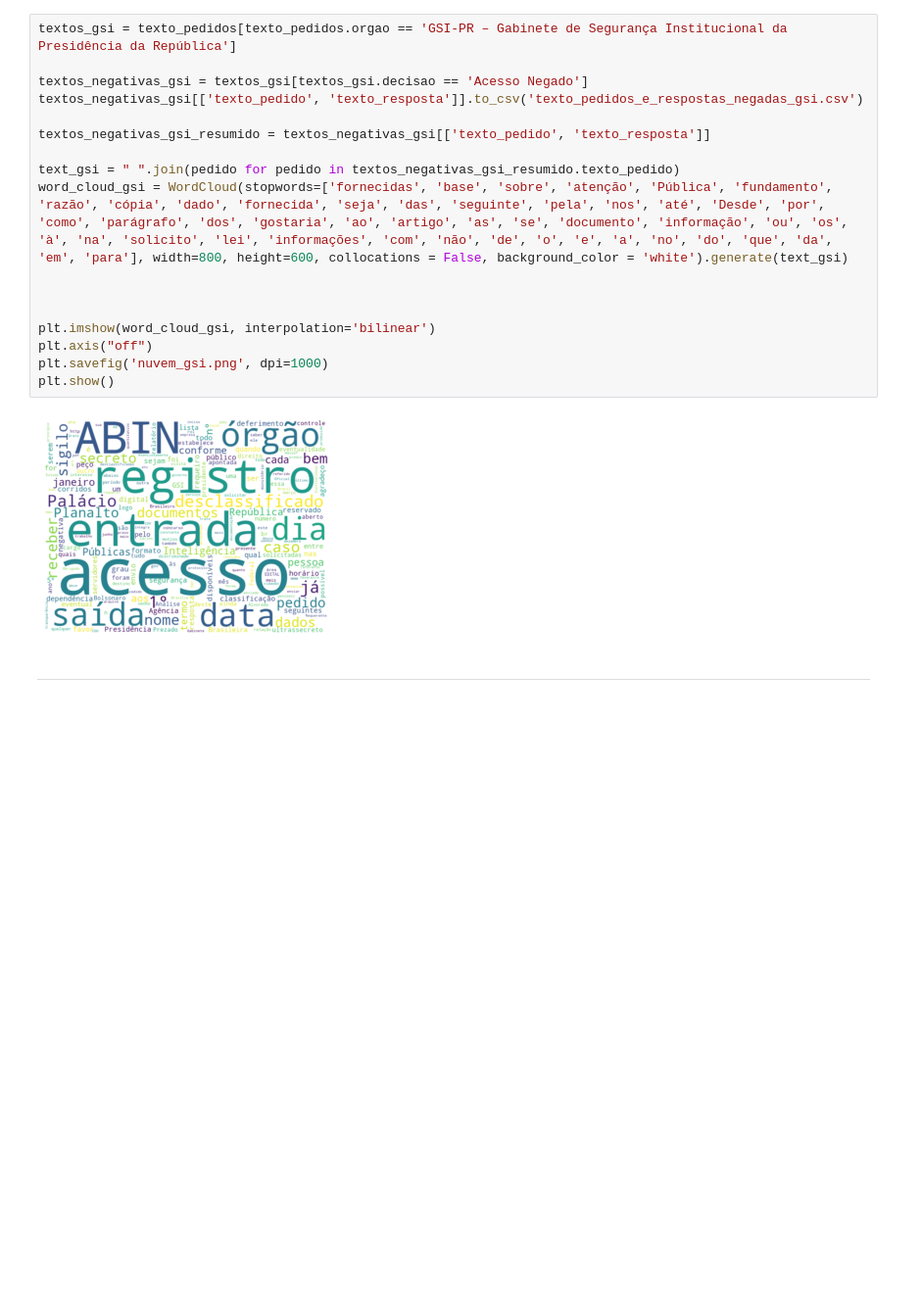
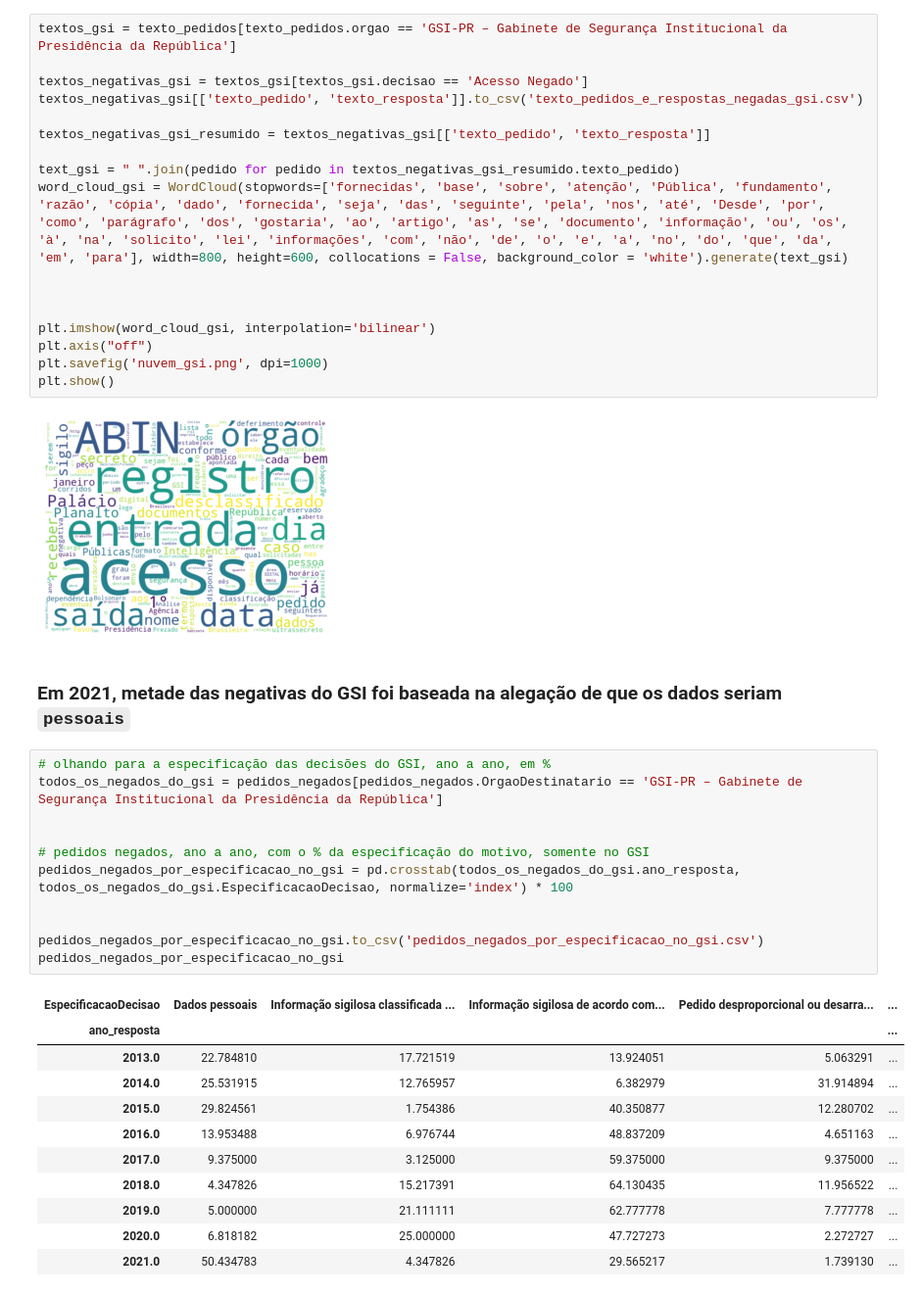
Before and after one commit to luizftoledo/analise_negativas, a Jupyter notebook: analise_negativas_lai_fiquem_sabendo_19_abril_2022.ipynb, the cells around one changed output. Shown at 98% size. Saved outputs shown, nothing was run; the diff lists cells and outputs as text; blank space fills up the shorter version.

```diff
--- a/analise_negativas_lai_fiquem_sabendo_19_abril_2022.ipynb
+++ b/analise_negativas_lai_fiquem_sabendo_19_abril_2022.ipynb
@@ -1693,5 +1694,28 @@ plt.savefig('nuvem_gsi.png', dpi=1000)
 plt.show()
 # %% [output]
 [figure]
-# %% [markdown]
--------------------------
+# %% [markdown]
+### Em 2021, metade das negativas do GSI foi baseada na alegação de que os dados seriam  `pessoais`
+# %%
+# olhando para a especificação das decisões do GSI, ano a ano, em %
+todos_os_negados_do_gsi = pedidos_negados[pedidos_negados.OrgaoDestinatario == 'GSI-PR – Gabinete de Segurança Institucional da Presidência da República']
+
+
+# pedidos negados, ano a ano, com o % da especificação do motivo, somente no GSI
+pedidos_negados_por_especificacao_no_gsi = pd.crosstab(todos_os_negados_do_gsi.ano_resposta, todos_os_negados_do_gsi.EspecificacaoDecisao, normalize='index') * 100
+
+
+pedidos_negados_por_especificacao_no_gsi.to_csv('pedidos_negados_por_especificacao_no_gsi.csv')
+pedidos_negados_por_especificacao_no_gsi
+# %% [output]
+| EspecificacaoDecisao | Dados pessoais | Informação sigilosa classificada ... | Informação sigilosa de acordo com... | Pedido desproporcional ou desarra... | ... |
+| ano_resposta |  |  |  |  | ... |
+| 2013.0 | 22.784810 | 17.721519 | 13.924051 | 5.063291 | ... |
+| 2014.0 | 25.531915 | 12.765957 | 6.382979 | 31.914894 | ... |
+| 2015.0 | 29.824561 | 1.754386 | 40.350877 | 12.280702 | ... |
+| 2016.0 | 13.953488 | 6.976744 | 48.837209 | 4.651163 | ... |
+| 2017.0 | 9.375000 | 3.125000 | 59.375000 | 9.375000 | ... |
+| 2018.0 | 4.347826 | 15.217391 | 64.130435 | 11.956522 | ... |
+| 2019.0 | 5.000000 | 21.111111 | 62.777778 | 7.777778 | ... |
+| 2020.0 | 6.818182 | 25.000000 | 47.727273 | 2.272727 | ... |
+| 2021.0 | 50.434783 | 4.347826 | 29.565217 | 1.739130 | ... |
```
Also changed, not shown: parts of 49 cells of this notebook, 6 other files.
